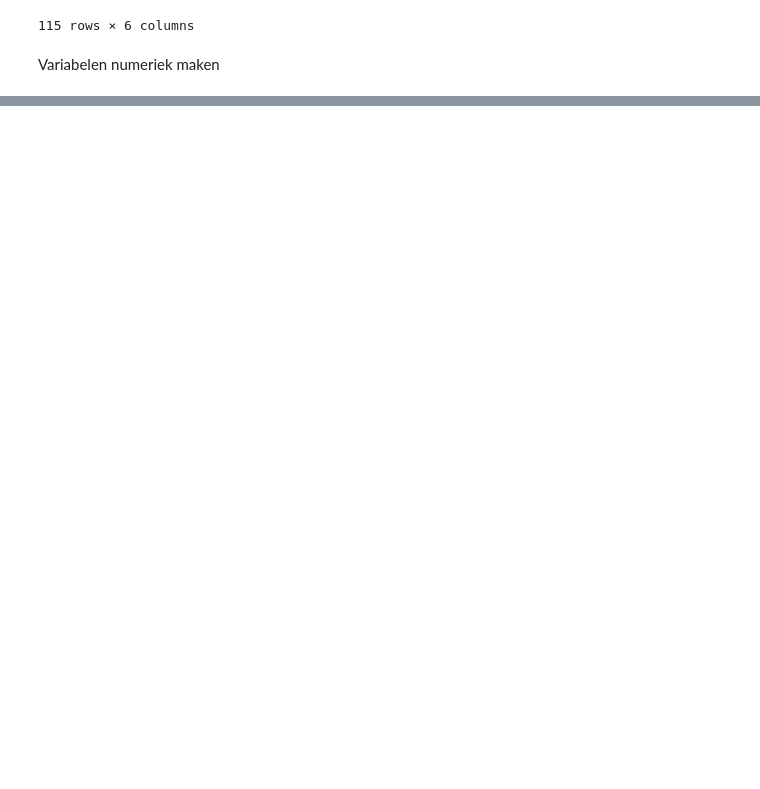
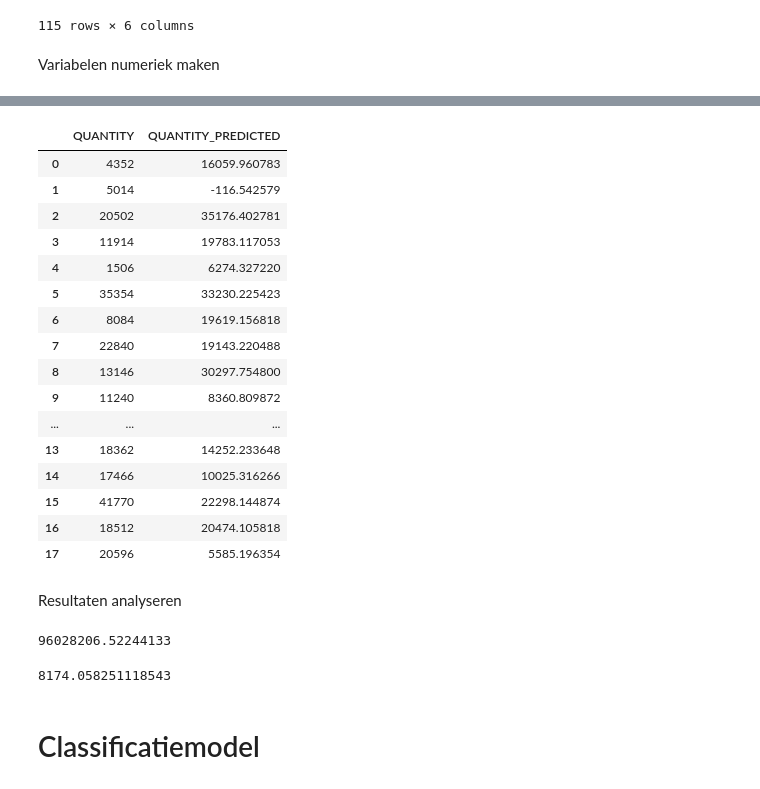
Before and after one commit to OutworldToast/Data-Warehouse, a Jupyter notebook: DataWarehouse.ipynb, the cells around one changed output, grey strips where cells are left out. Drawn from its saved outputs; the diff is of its cells as text; code cells hidden in the pictures; blank space fills up the shorter version.

Commit message:
model afgemaakt - niet erg accuraat

```diff
--- a/DataWarehouse.ipynb
+++ b/DataWarehouse.ipynb
@@ -790,0 +821,4 @@ datasetProduct
+# %%
+x = datasetProduct.drop('QUANTITY', axis = 1)
+y = datasetProduct.loc[:,['QUANTITY']]
+y
@@ -790,0 +839,10 @@ datasetProduct
+# %%
+#horizontaal en verticaal snijden
+x_train, x_test, y_train, y_test = train_test_split(
+    x, y,
+    test_size=0.15, random_state=42
+)
+# %%
+#regressiemodel bouwen
+model = LinearRegression().fit(x_train, y_train)
+model
@@ -790,0 +851,5 @@ datasetProduct
+# %%
+#predictions maken
+y_pred = model.predict(x_test)
+y_df = pd.DataFrame(y_pred, columns=['QUANTITY_PREDICTED'])
+y_df
@@ -790,0 +874,34 @@ datasetProduct
+# %%
+#combineren
+y_test_predictions_merge = pd.concat([y_test.reset_index()['QUANTITY'], y_df], axis=1)
+y_test_predictions_merge.loc[y_test_predictions_merge['QUANTITY_PREDICTED'].notna(),:]
+# %% [output]
+|  | QUANTITY | QUANTITY_PREDICTED |
+| 0 | 4352 | 16059.960783 |
+| 1 | 5014 | -116.542579 |
+| 2 | 20502 | 35176.402781 |
+| 3 | 11914 | 19783.117053 |
+| 4 | 1506 | 6274.327220 |
+| 5 | 35354 | 33230.225423 |
+| 6 | 8084 | 19619.156818 |
+| 7 | 22840 | 19143.220488 |
+| 8 | 13146 | 30297.754800 |
+| 9 | 11240 | 8360.809872 |
+| ... | ... | ... |
+| 13 | 18362 | 14252.233648 |
+| 14 | 17466 | 10025.316266 |
+| 15 | 41770 | 22298.144874 |
+| 16 | 18512 | 20474.105818 |
+| 17 | 20596 | 5585.196354 |
+# %% [markdown]
+Resultaten analyseren
+# %%
+mean_squared_error(y_test['QUANTITY'], y_pred)
+# %% [output]
+96028206.52244133
+# %%
+mean_absolute_error(y_test['QUANTITY'], y_pred)
+# %% [output]
+8174.058251118543
+# %% [markdown]
+# Classificatiemodel
```
Also changed, not shown: parts of 12 cells of this notebook, 1 other file.
